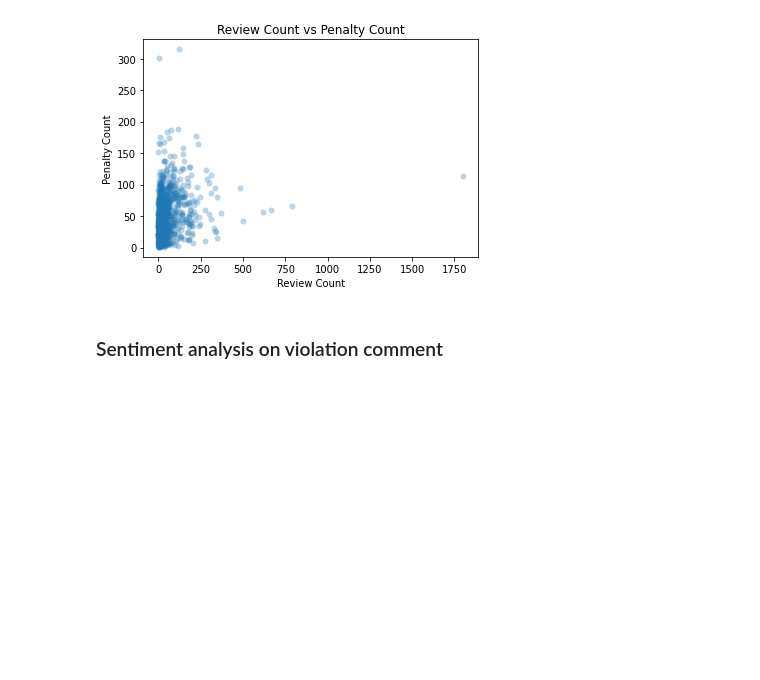
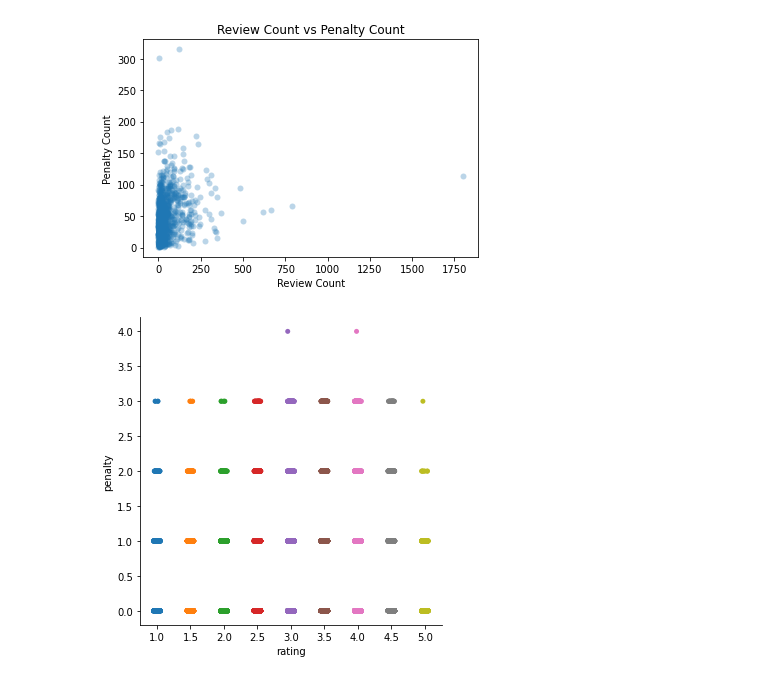
Before and after one commit to COGS108/individual_sp20, a Jupyter notebook: final_project/Scratch Work.ipynb, the cells around one changed output. Saved outputs shown, nothing was run; the diff lists cells and outputs as text; code cells hidden in the pictures; blank space fills up the shorter version.

```diff
--- a/final_project/Scratch Work.ipynb
+++ b/final_project/Scratch Work.ipynb
@@ -410,5 +419,3 @@ review_count_rating_plot.set_xlabel("Review Count")
 review_count_rating_plot.set_title("Review Count vs Penalty Count");
 # %% [output]
 [figure]
-# %% [markdown]
-### Sentiment analysis on violation comment
@@ -419,0 +422,4 @@ violation_full_df.dropna(how="any", subset=["comments", "rating", "review_count"
+# %%
+rating_penalty_plot = sns.catplot(x="rating", y="penalty", data=violation_full_df)
+# %% [output]
+[figure, added]
```
Also changed, not shown: parts of 62 cells of this notebook.
